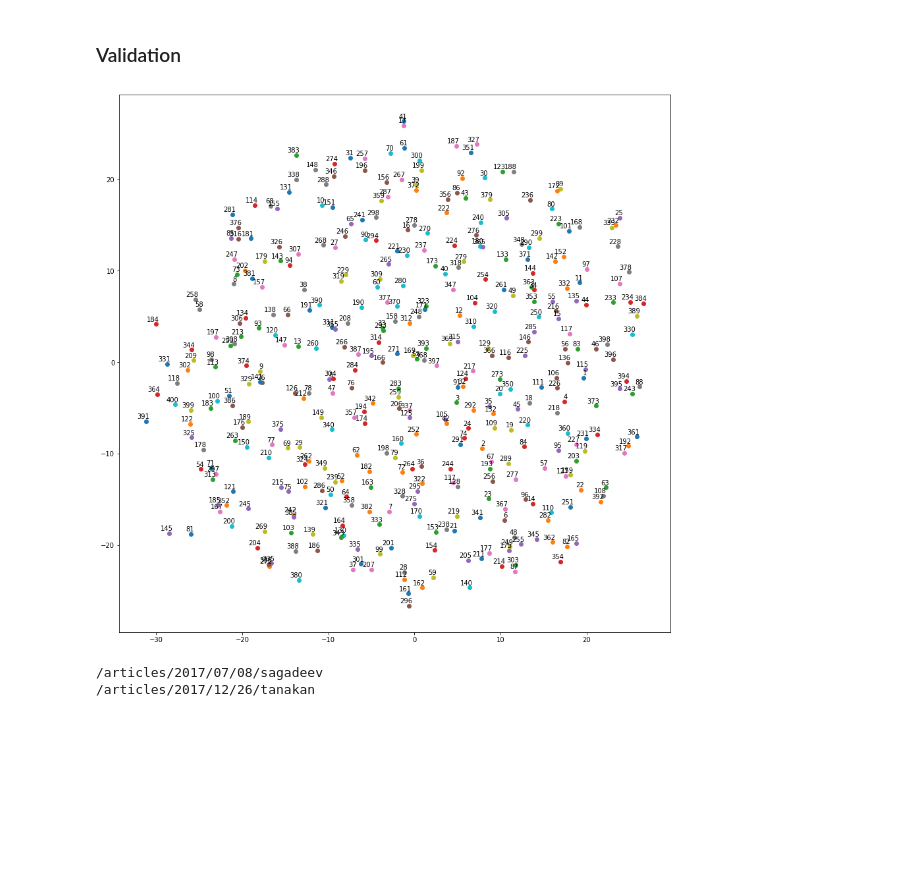
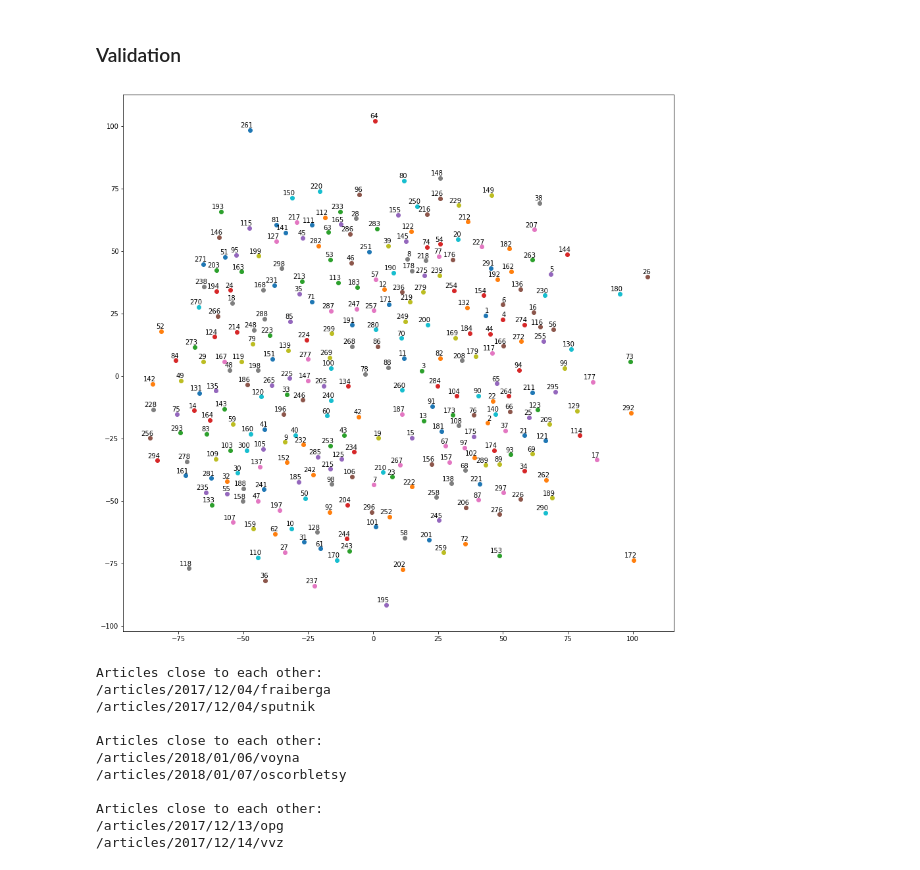
Before and after one commit to gafrom/ranking, a Jupyter notebook: collaborative_filtering_using_embeddings.ipynb, the cells around one changed output. Drawn from its saved outputs; the diff is of its cells as text; code cells hidden in the pictures; blank space fills up the shorter version.

```diff
--- a/collaborative_filtering_using_embeddings.ipynb
+++ b/collaborative_filtering_using_embeddings.ipynb
@@ -63,7 +63,7 @@ Failures: 629
 ### Build features (tokenize articles)
 # %%
 MIN_NUM_USER_VISITS = 3
-MAX_NUM_USER_VISITS = 50
+MAX_NUM_USER_VISITS = 15
 
 try: all_articles
 except NameError:
@@ -152,35 +152,39 @@ Test dataset size: 81312
 # %% [markdown]
 ### Defining batch
 # %%
-def batches(sum_size = 3):
+def batches(num_features = 6, num_labels = 3):
   data = train_data
 
   for user, articles in data:
-    if len(articles) < sum_size * 2: continue
+    if len(articles) < num_features + num_labels: continue
     user_data = np.array(list(articles))
     np.random.shuffle(user_data)
 
-    user_x      = user_data[:-sum_size]
-    user_labels = user_data[-sum_size:]
+    user_x = user_data[:num_features]
+    user_labels = user_data[-num_labels:]
 
-    for x in itertools.combinations(user_x, sum_size):
-      yield x, user_labels
+#     for x in itertools.combinations(user_x, num_labels * 2):
+    yield user_x, user_labels
 
-def batch_generator(batch_size, window_size):
-  generator = batches(window_size)
+def batch_generator(batch_size, num_features, num_labels):
+  generator = batches(num_features, num_labels)
 
   while True:
     x_batch = []
     labels_batch = []
 
     for i in range(batch_size):
-      next_x, next_label = generator.__next__()
+      try:
+        next_x, next_label = generator.__next__()
+      except StopIteration:
+        generator = batches(num_features, num_labels)
+        next_x, next_label = generator.__next__()
       x_batch.append(next_x)
       labels_batch.append(next_label)
 
     yield x_batch, labels_batch
 
-batch = batch_generator(8, 3)
+batch = batch_generator(8, 6, 3)
 
 sample_batch_data, sample_batch_labels = batch.__next__()
 print(sample_batch_data)
@@ -200,7 +204,8 @@ print(reverse_dictionary[1000])
 # %%
 batch_size = 128
 embedding_size = 12 # Dimension of the embedding vector.
-window_size = 3 # How many articles to consider.
+num_features = 4
+num_labels = 3 # How many articles to consider as labels.
 # We pick a random validation set to sample nearest neighbors. here we limit the
 # validation samples to the words that have a low numeric ID, which by
 # construction are also the most frequent.
@@ -208,15 +213,15 @@ vocabulary_size = len(dictionary)
 valid_size = 16 # Random set of articles to evaluate similarity on.
 valid_window = 100 # Only pick dev samples in the head of the distribution.
 valid_examples = np.array(random.sample(range(15, valid_window), valid_size))
-num_sampled = 64 # Number of negative examples to sample.
+num_sampled = 3 # Number of negative examples to sample.
 
 graph = tf.Graph()
 
 with graph.as_default(), tf.device('/cpu:0'):
 
   # Input data.
-  train_dataset = tf.placeholder(tf.int32, shape=[batch_size, window_size])
-  train_labels  = tf.placeholder(tf.int32, shape=[batch_size, window_size])
+  train_dataset = tf.placeholder(tf.int32, shape=[batch_size, num_features])
+  train_labels  = tf.placeholder(tf.int32, shape=[batch_size, num_labels])
   valid_dataset = tf.constant(valid_examples, dtype=tf.int32)
 
   # Variables.
@@ -234,9 +239,9 @@ with graph.as_default(), tf.device('/cpu:0'):
   # Compute the softmax loss, using a sample of the negative labels each time.
   loss = tf.reduce_mean(
     tf.nn.sampled_softmax_loss(weights = softmax_weights, biases = softmax_biases,
-                               inputs = tf.reduce_sum(embed, 1),
+                               inputs = tf.reduce_mean(embed, 1),
                                labels = train_labels,
-                               num_true = 3,
+                               num_true = num_labels,
                                num_sampled = num_sampled, num_classes = vocabulary_size))
 
   # Optimizer.
@@ -263,7 +268,7 @@ with graph.as_default(), tf.device('/cpu:0'):
 ### Training
 # %%
 num_steps = 150001
-batch = batch_generator(batch_size, window_size)
+batch = batch_generator(batch_size, num_features, num_labels)
 
 with tf.Session(graph=graph) as session:
   tf.global_variables_initializer().run()
@@ -271,7 +276,7 @@ with tf.Session(graph=graph) as session:
   average_loss = 0
   for step in range(num_steps):
     batch_data, batch_labels = next(batch)
-    feed_dict = {train_dataset : batch_data, train_labels : batch_labels}
+    feed_dict = { train_dataset : batch_data, train_labels : batch_labels }
     _, l, embs = session.run([optimizer, loss, embeddings], feed_dict=feed_dict)
     average_loss += l
 
@@ -324,24 +328,44 @@ NameError: name 'STORAGE_PATH' is not defined
 # %% [markdown]
 ### Validation
 # %%
-num_points = 400
+num_points = 300
 
 tsne = TSNE(perplexity=30, n_components=2, init='pca', n_iter=5000)
 two_d_embeddings = tsne.fit_transform(final_embeddings[1:num_points+1, :])
 
 def plot(embeddings, labels):
   assert embeddings.shape[0] >= len(labels), 'More labels than embeddings'
   pylab.figure(figsize=(15,15))  # in inches
   for i, label in enumerate(labels):
     x, y = embeddings[i,:]
     pylab.scatter(x, y)
     pylab.annotate(label, xy=(x, y), xytext=(5, 2), textcoords='offset points',
                    ha='right', va='bottom')
   pylab.show()
 
 articles_ids = [i for i in range(1, num_points+1)]
 plot(two_d_embeddings, articles_ids)
 # %% [output]
-[figure, old version]
+[figure, new version]
-/articles/2017/07/08/sagadeev
-/articles/2017/12/26/tanakan
+# %%
+print('Articles close to each other:')
+print(reverse_dictionary[116])
+print(reverse_dictionary[56])
+print('\nArticles close to each other:')
+print(reverse_dictionary[188])
+print(reverse_dictionary[158])
+print('\nArticles close to each other:')
+print(reverse_dictionary[51])
+print(reverse_dictionary[95])
+# %% [output]
+Articles close to each other:
+/articles/2017/12/04/fraiberga
+/articles/2017/12/04/sputnik
+
+Articles close to each other:
+/articles/2018/01/06/voyna
+/articles/2018/01/07/oscorbletsy
+
+Articles close to each other:
+/articles/2017/12/13/opg
+/articles/2017/12/14/vvz
```
Also changed, not shown: parts of 6 cells of this notebook.
